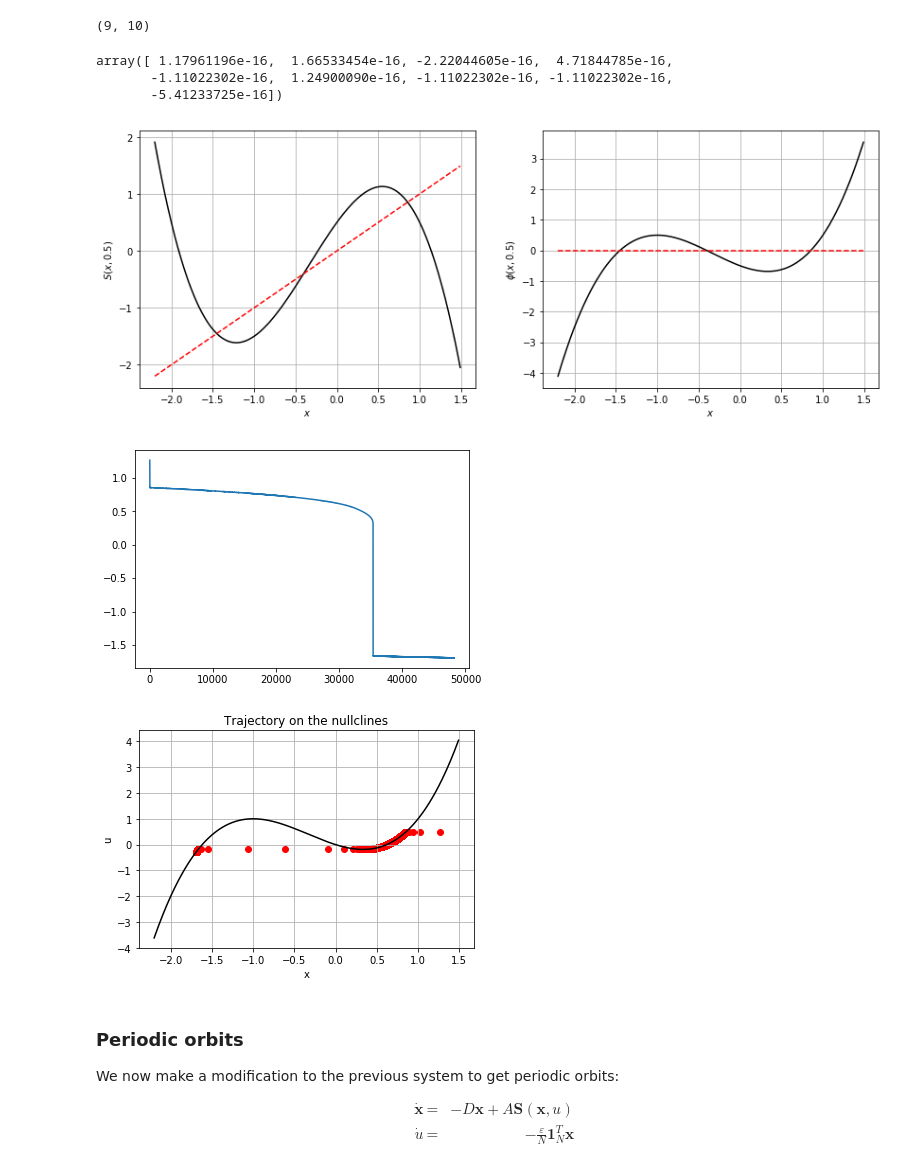
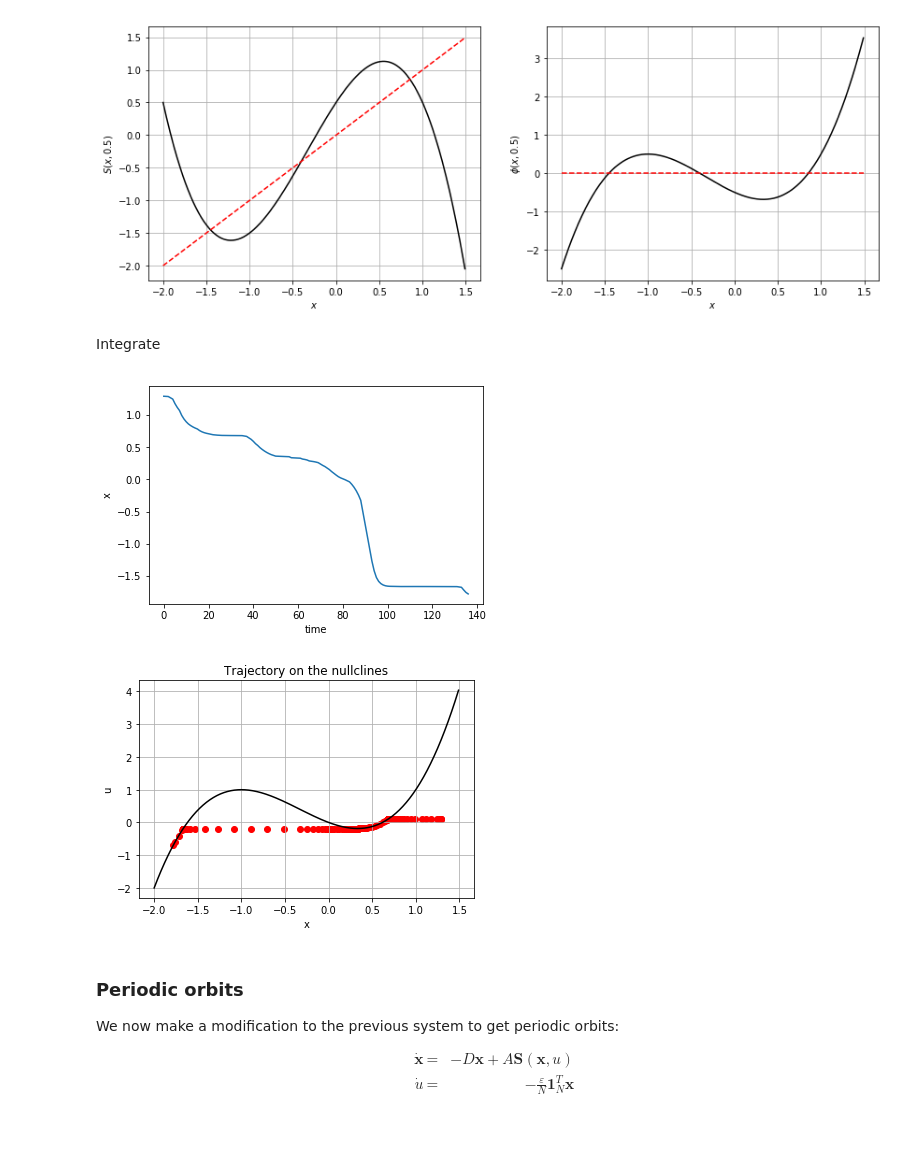
Before and after one commit to hkumar6/thesis-notebooks, a Jupyter notebook: fast_slow.ipynb, the cells around one changed output. Cells and saved outputs as stored; diff of their text form; code cells hidden in the pictures; blank space fills up the shorter version.

```diff
--- a/fast_slow.ipynb
+++ b/fast_slow.ipynb
@@ -25,15 +28,3 @@ D = np.diag(np.asarray(np.sum(nx.adjacency_matrix(g), axis=1)).reshape(-1))
 # %%
 from scipy.linalg import orth
 from scipy.linalg import null_space
-# %%
-L = D - A
-Q = np.transpose(orth(L))
-np.shape(Q)
-# %% [output]
-(9, 10)
-# %%
-np.sum(Q, axis=1)
-# %% [output]
-array([ 1.17961196e-16,  1.66533454e-16, -2.22044605e-16,  4.71844785e-16,
-       -1.11022302e-16,  1.24900090e-16, -1.11022302e-16, -1.11022302e-16,
-       -5.41233725e-16])
@@ -40,7 +33,8 @@ array([ 1.17961196e-16,  1.66533454e-16, -2.22044605e-16,  4.71844785e-16,
 # %%
 s_xu = lambda x,u: 2*x - np.square(x) - np.power(x,3) + u
+phi_xu = lambda x,u: x - s_xu(x,u)
 
-x_range = np.arange(-2.2, 1.5, 0.01)
+x_range = np.arange(-2, 1.5, 0.01)
 
 p1 = np.argmin(s_xu(x_range[0:100], -1))
 p2 = 200 + np.argmax(s_xu(x_range[200:], -1))
@@ -56,13 +50,15 @@ plt.ylabel(r'$S(x,0.5)$')
 plt.grid()
 
 plt.subplot(122)
-plt.plot(x_range, x_range-s_xu(x_range, u), linestyle='-', color="black")
+plt.plot(x_range, phi_xu(x_range, u), linestyle='-', color="black")
 plt.plot(x_range, np.repeat(0,np.size(x_range)), linestyle='--', color='red')
 plt.xlabel(r'$x$')
 plt.ylabel(r'$\phi(x,0.5)$')
 plt.grid()
 # %% [output]
-[figure, old version]
+[figure, new version]
+# %% [markdown]
+Integrate
 # %%
 dt = 0.01
 u_range = np.arange(0.7, 1.5, dt)
@@ -70,25 +66,26 @@ n_iter = 1000
 N = nx.number_of_nodes(g)
 x_n = np.zeros((np.size(u_range), N))
 
-#in_fn = lambda x,u: x^3 + x^2 + u
 u = 0.5
 
-f_t = lambda t,x:np.append(-D.dot(x[:-1]) + A.dot(2*x[:-1] - np.square(x[:-1]) - np.power(x[:-1], 3) + x[-1]), -1e-4)
-res = solve_ivp(fun=f_t, t_span=[0,8000], y0=np.append(1.2 + np.random.rand(10)/10, 0.5))
+f_t = lambda t,x:np.append(-D.dot(x[:-1]) + A.dot(s_xu(x[:-1],x[-1])), -1e-4)
+res = solve_ivp(fun=f_t, t_span=[0,8000], y0=np.append(1.2 + np.random.rand(10)/10, 0.1), method="BDF")
 # %%
 plt.plot(res.y[0,:])
+plt.xlabel("time")
+plt.ylabel("x")
 plt.show()
 # %% [output]
-[figure, old version]
+[figure, new version]
 # %%
-plt.plot(x_range, -x_range + np.square(x_range) + np.power(x_range, 3), color='black')
+plt.plot(x_range, phi_xu(x_range,0), color='black')
 plt.scatter(res.y[0,:], res.y[10,:], color='red')
 plt.xlabel('x')
 plt.ylabel('u')
 plt.title('Trajectory on the nullclines')
 plt.grid()
 # %% [output]
-[figure, old version]
+[figure, new version]
 # %% [markdown]
 ### Periodic orbits
 
```
Also changed, not shown: parts of 5 cells of this notebook.
